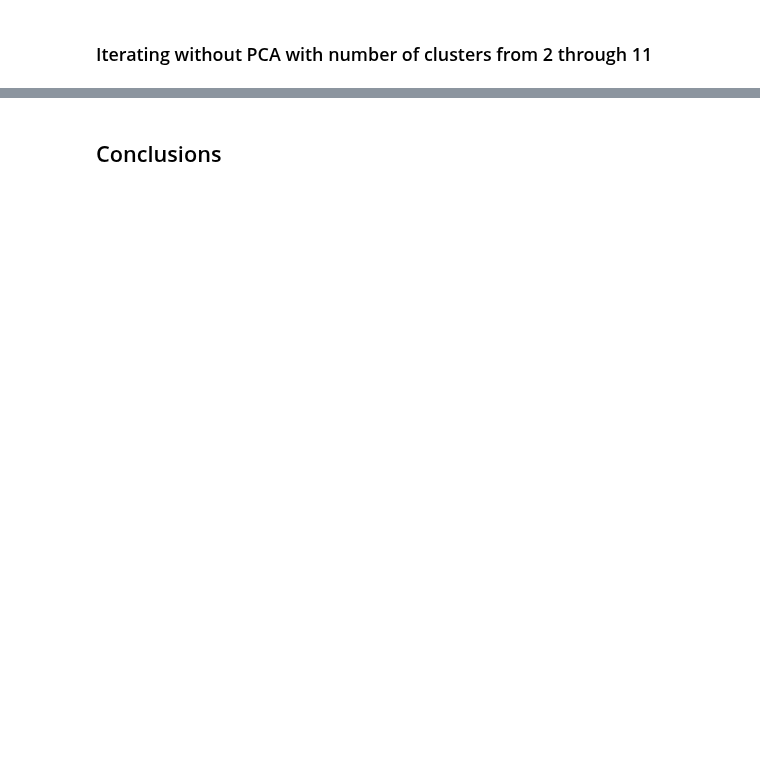
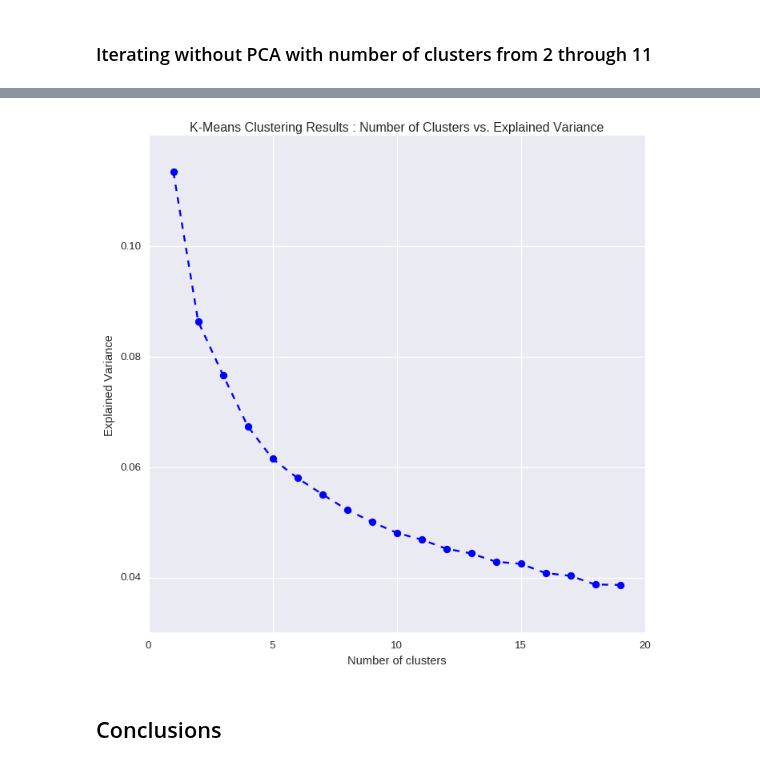
Before and after one commit to 315iah515/Thinkful-Notebooks, a Jupyter notebook: Bootcamp/Unsupervised/Clustering/K-MeansOptimalK.ipynb, the cells around one changed output, grey strips where cells are left out. Saved outputs shown, nothing was run; the diff lists cells and outputs as text; code cells hidden in the pictures; blank space fills up the shorter version.

Commit message:
Added explained variance graph used to find the optimal number of clusters to use.

```diff
--- a/Bootcamp/Unsupervised/Clustering/K-MeansOptimalK.ipynb
+++ b/Bootcamp/Unsupervised/Clustering/K-MeansOptimalK.ipynb
@@ -196,3 +196,21 @@ __ = plt.title('K-Means Clustering Results : Number of Clusters vs. Silhouette C
+# %%
+from scipy.spatial.distance import cdist
+
+
+K = range(1,20)
+explainedvariance= []
+for k in K:
+    kmeans = KMeans(init = 'k-means++', n_clusters=k, n_init=k)
+    kmeans.fit(X_norm)
+    explainedvariance.append(sum(np.min(cdist(X_norm, kmeans.cluster_centers_, 'euclidean'), axis=1))/X.shape[0])
+
+plt.figure(figsize=(800/my_dpi, 800/my_dpi), dpi=my_dpi)
+plt.xlabel('Number of clusters')
+plt.ylabel('Explained Variance')
+plt.title('K-Means Clustering Results : Number of Clusters vs. Explained Variance')
+__ = plt.plot(K, explainedvariance, marker='o', linestyle='--', color='b')
+# %% [output]
+[figure, added]
 # %% [markdown]
 ## Conclusions
 # %% [markdown]
```
Also changed, not shown: parts of 8 cells of this notebook.
